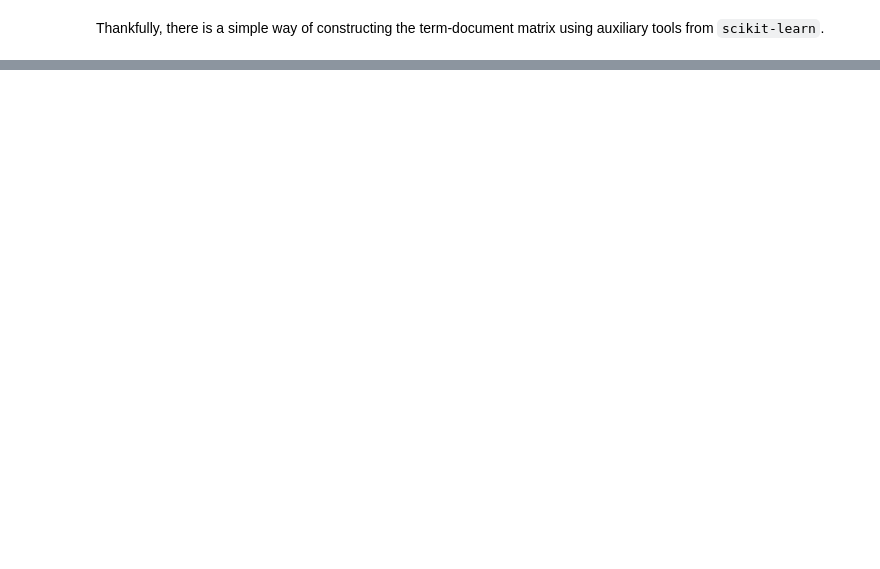
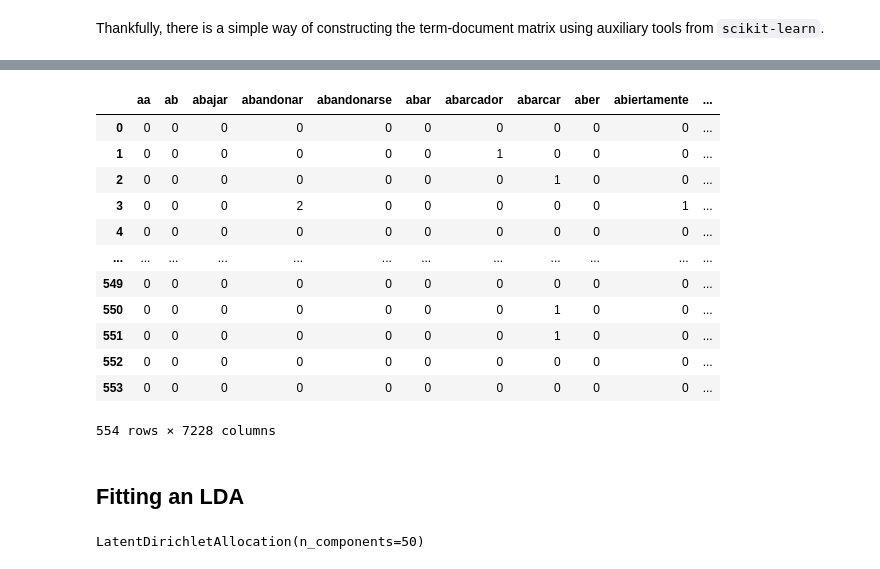
Before and after one commit to juanrloaiza/latinamerican-philosophy-mining, a Jupyter notebook: notebooks/3-LDA_Fitting.ipynb, the cells around one changed output, grey strips where cells are left out. Drawn from its saved outputs; the diff is of its cells as text; code cells hidden in the pictures; blank space fills up the shorter version.

```diff
--- a/notebooks/3-LDA_Fitting.ipynb
+++ b/notebooks/3-LDA_Fitting.ipynb
@@ -77,0 +88,16 @@ for i, wordcount in enumerate(sorted_counts[:50]):
+# %%
+df
+# %% [output]
+|  | aa | ab | abajar | abandonar | abandonarse | abar | abarcador | abarcar | aber | abiertamente | ... |
+| 0 | 0 | 0 | 0 | 0 | 0 | 0 | 0 | 0 | 0 | 0 | ... |
+| 1 | 0 | 0 | 0 | 0 | 0 | 0 | 1 | 0 | 0 | 0 | ... |
+| 2 | 0 | 0 | 0 | 0 | 0 | 0 | 0 | 1 | 0 | 0 | ... |
+| 3 | 0 | 0 | 0 | 2 | 0 | 0 | 0 | 0 | 0 | 1 | ... |
+| 4 | 0 | 0 | 0 | 0 | 0 | 0 | 0 | 0 | 0 | 0 | ... |
+| ... | ... | ... | ... | ... | ... | ... | ... | ... | ... | ... | ... |
+| 549 | 0 | 0 | 0 | 0 | 0 | 0 | 0 | 0 | 0 | 0 | ... |
+| 550 | 0 | 0 | 0 | 0 | 0 | 0 | 0 | 1 | 0 | 0 | ... |
+| 551 | 0 | 0 | 0 | 0 | 0 | 0 | 0 | 1 | 0 | 0 | ... |
+| 552 | 0 | 0 | 0 | 0 | 0 | 0 | 0 | 0 | 0 | 0 | ... |
+| 553 | 0 | 0 | 0 | 0 | 0 | 0 | 0 | 0 | 0 | 0 | ... |
+554 rows × 7228 columns
@@ -77,0 +107,9 @@ for i, wordcount in enumerate(sorted_counts[:50]):
+# %% [markdown]
+## Fitting an LDA
+# %%
+n_topics = 50 # k in our notation.
+
+LDA = LatentDirichletAllocation(n_components=n_topics)
+LDA.fit(X)
+# %% [output]
+LatentDirichletAllocation(n_components=50)
```
Also changed, not shown: parts of 14 cells of this notebook.
